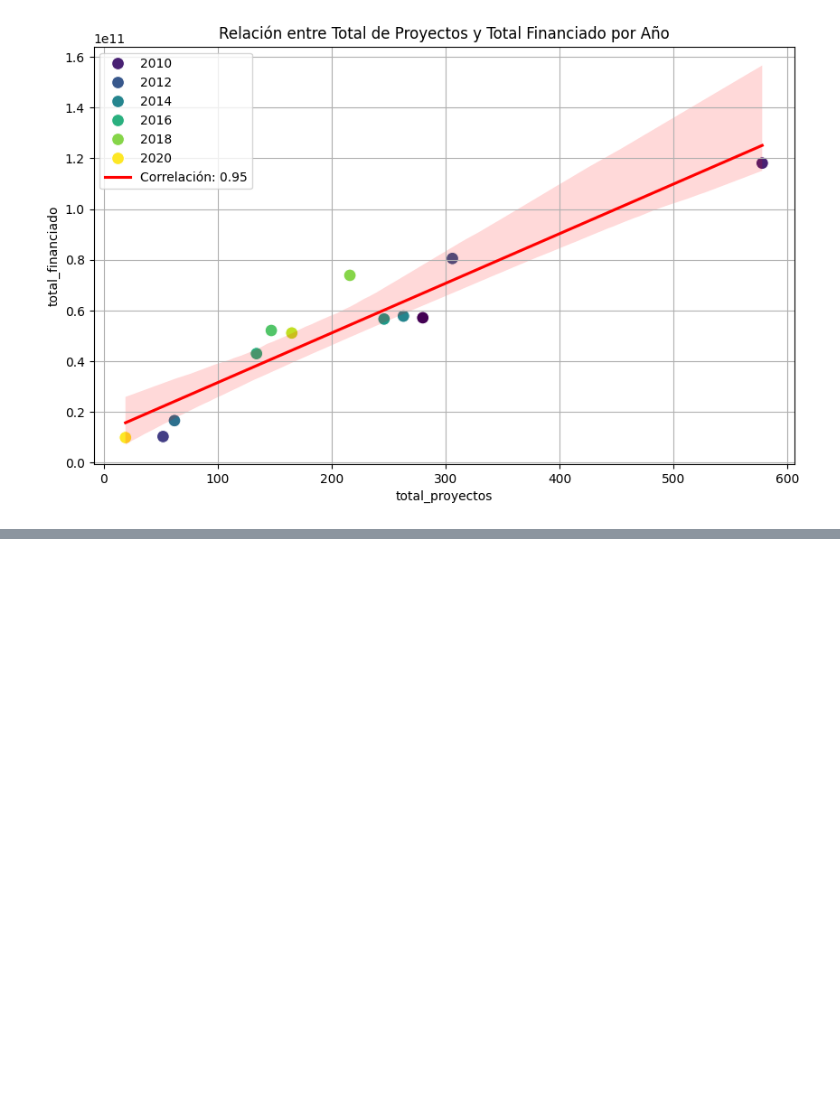
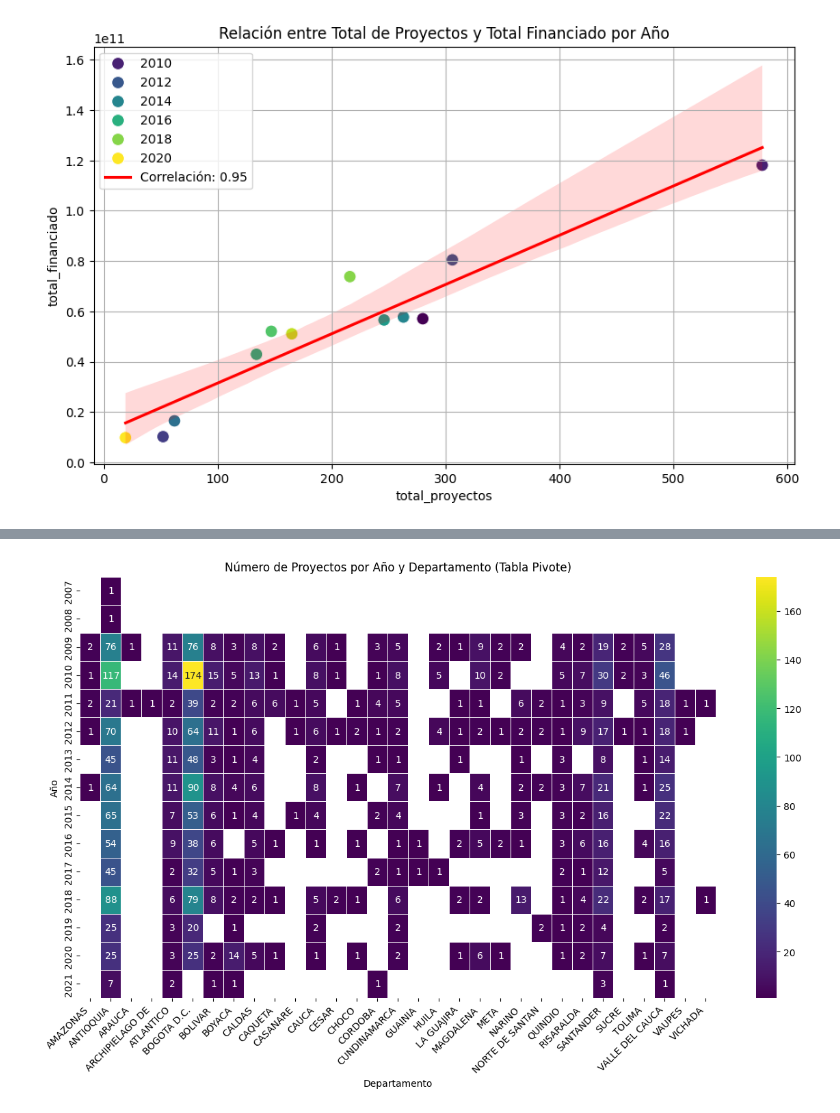
Before and after one commit to Diazbj/ProyectoAnalisisDeDatos, a Jupyter notebook: AnalisisProyectoAD.ipynb, the cells around one changed output, grey strips where cells are left out. Drawn from its saved outputs; the diff is of its cells as text; code cells hidden in the pictures; blank space fills up the shorter version.

```diff
--- a/AnalisisProyectoAD.ipynb
+++ b/AnalisisProyectoAD.ipynb
@@ -37,0 +66,7 @@ memory usage: 597.8+ KB
+# %%
+df = df.drop('ANIO_APROBACION', axis=1)
+
+merged_df = pd.merge(df, new_df, on='TITULO_PROYECTO', how='left')
+
+# Display the first few rows of the merged dataframe
+merged_df.head()
@@ -152,0 +150,6 @@ KeyError: 'DEPARTAMENTO'
+# %%
+df['FECHA_APROBACION'] = pd.to_datetime(df['FECHA_APROBACION'])
+df['Year'] = df['FECHA_APROBACION'].dt.year
+projects_by_year_department = df.groupby(['Year', 'NME_DEPTO_PRY'])['CODIGO_PROYECTO'].count().reset_index()
+projects_by_year_department = projects_by_year_department.rename(columns={'CODIGO_PROYECTO': 'Project_Count'})
+projects_by_year_department
@@ -152,0 +170,3 @@ KeyError: 'DEPARTAMENTO'
+# %%
+pivot_table = projects_by_year_department.pivot(index='Year', columns='NME_DEPTO_PRY', values='Project_Count')
+pivot_table
@@ -152,0 +192,12 @@ KeyError: 'DEPARTAMENTO'
+# %%
+
+plt.figure(figsize=(15, 8))
+# Change the format code to 'g' or '.0f' to handle floats and integers
+sns.heatmap(pivot_table, annot=True, fmt=".0f", cmap="viridis", linewidths=.5)
+plt.title('Número de Proyectos por Año y Departamento (Tabla Pivote)')
+plt.xlabel('Departamento')
+plt.ylabel('Año')
+plt.xticks(rotation=45, ha='right')
+plt.show();
+# %% [output]
+[figure, added]
```
Also changed, not shown: parts of 13 cells of this notebook.
